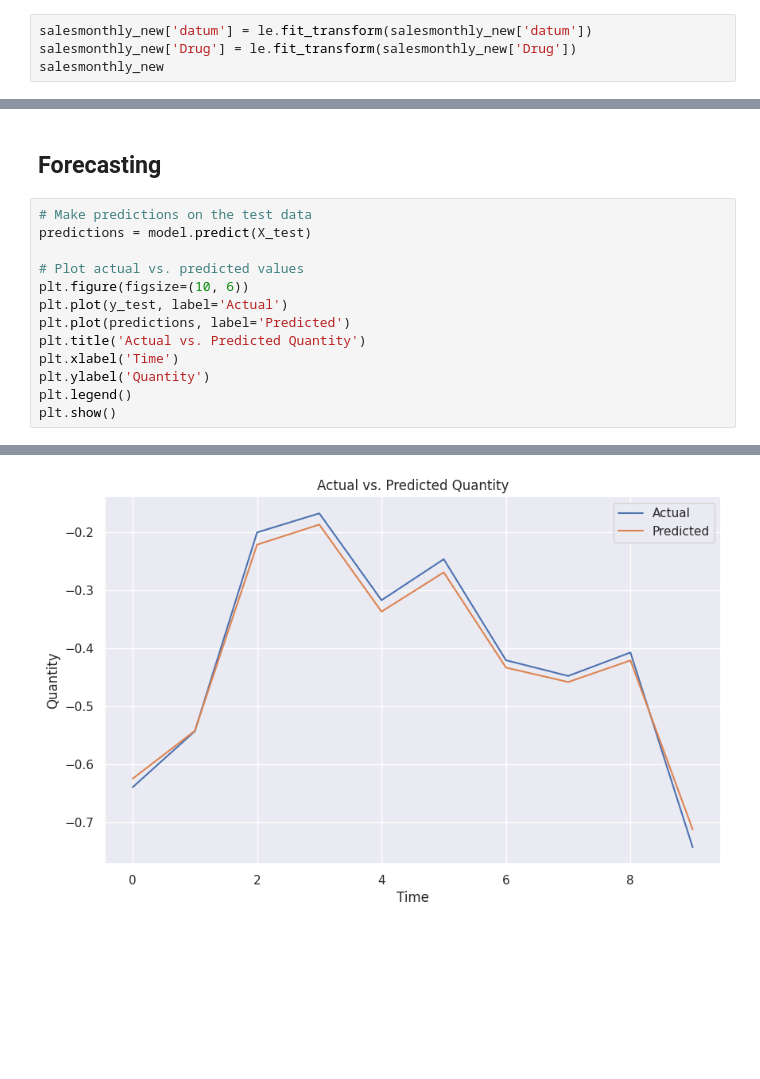
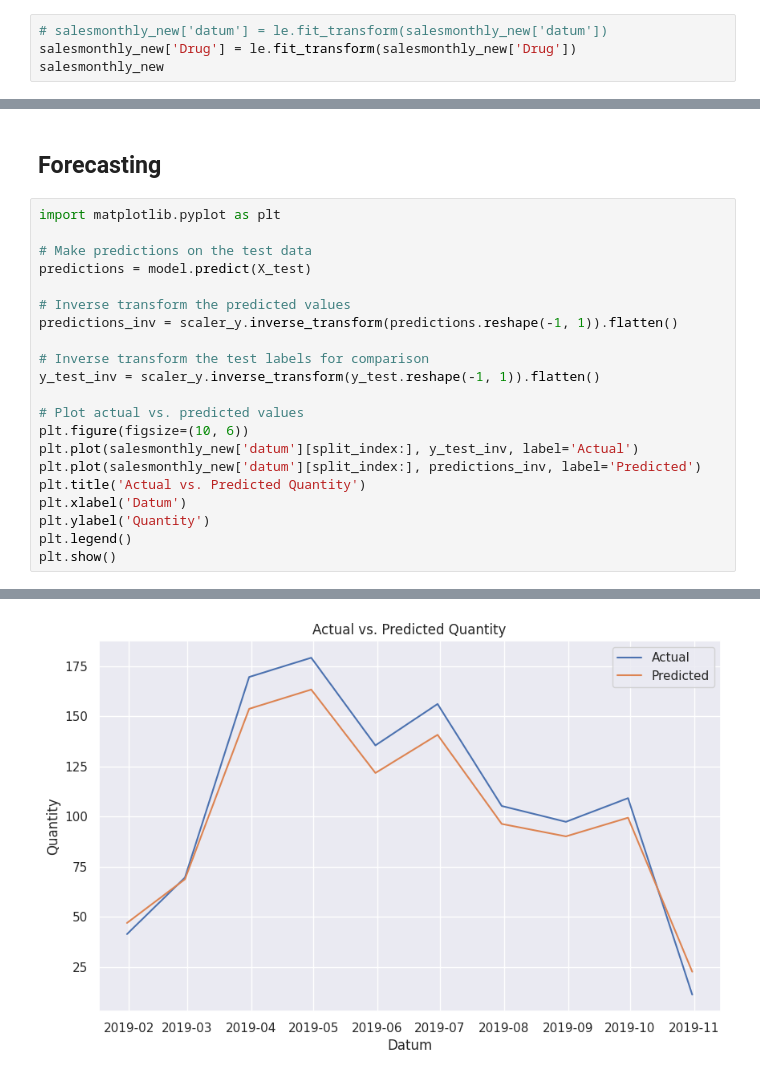
Before and after one commit to SanviBhelkar/Pharmalytics, a Jupyter notebook: pharmalytics-lstm.ipynb, the cells around one changed output, grey strips where cells are left out. Drawn from its saved outputs; the diff is of its cells as text; blank space fills up the shorter version.

```diff
--- a/pharmalytics-lstm.ipynb
+++ b/pharmalytics-lstm.ipynb
@@ -207,7 +202,7 @@ fig.show()
 from sklearn.preprocessing import LabelEncoder
 le = LabelEncoder()
 # %%
-salesmonthly_new['datum'] = le.fit_transform(salesmonthly_new['datum'])
+# salesmonthly_new['datum'] = le.fit_transform(salesmonthly_new['datum'])
 salesmonthly_new['Drug'] = le.fit_transform(salesmonthly_new['Drug'])
 salesmonthly_new
 # %% [output]
@@ -361,15 +407,23 @@ Validation MAE: 0.7449753347844859
 # %% [markdown]
 ## **Forecasting**
 # %%
+import matplotlib.pyplot as plt
+
 # Make predictions on the test data
 predictions = model.predict(X_test)
 
+# Inverse transform the predicted values
+predictions_inv = scaler_y.inverse_transform(predictions.reshape(-1, 1)).flatten()
+
+# Inverse transform the test labels for comparison
+y_test_inv = scaler_y.inverse_transform(y_test.reshape(-1, 1)).flatten()
+
 # Plot actual vs. predicted values
 plt.figure(figsize=(10, 6))
-plt.plot(y_test, label='Actual')
-plt.plot(predictions, label='Predicted')
+plt.plot(salesmonthly_new['datum'][split_index:], y_test_inv, label='Actual')
+plt.plot(salesmonthly_new['datum'][split_index:], predictions_inv, label='Predicted')
 plt.title('Actual vs. Predicted Quantity')
-plt.xlabel('Time')
+plt.xlabel('Datum')
 plt.ylabel('Quantity')
 plt.legend()
 plt.show()
@@ -378 +432 @@ plt.show()
-[figure, old version]
+[figure, new version]
```
Also changed, not shown: parts of 19 cells of this notebook.
